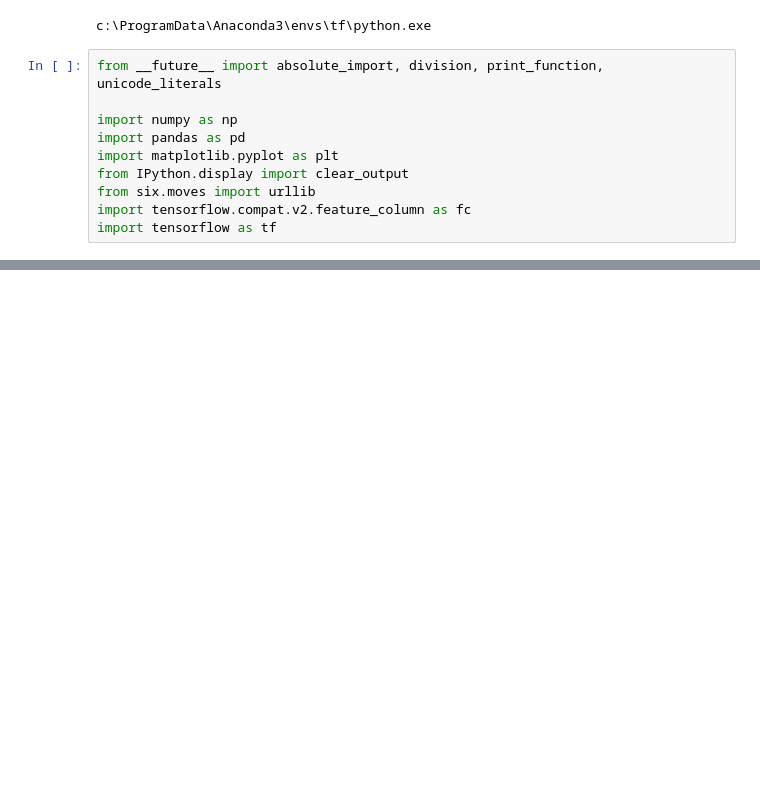
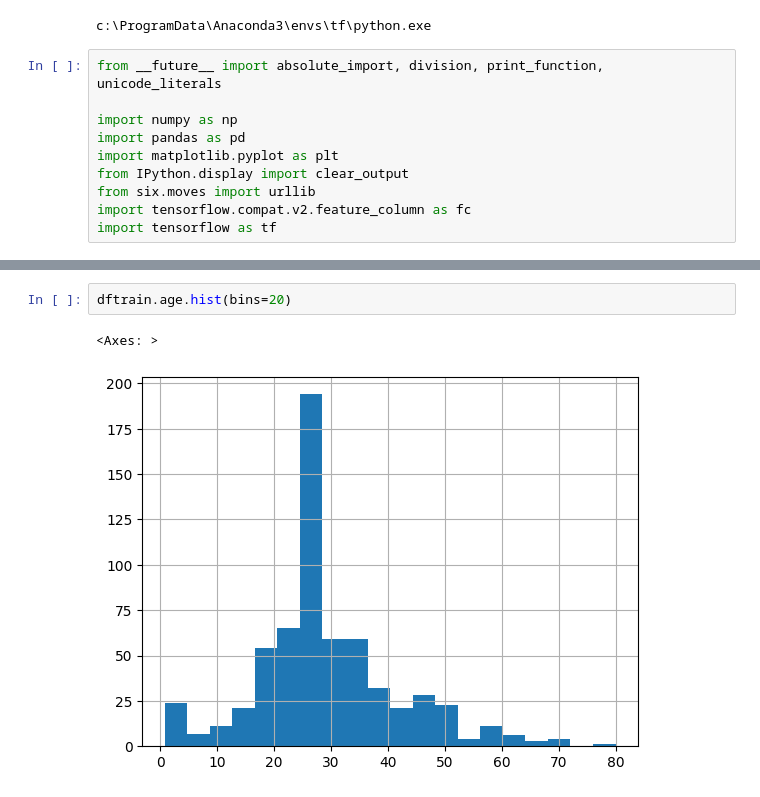
Before and after one commit to isocann/freecodecamp, a Jupyter notebook: Untitled.ipynb, the cells around one changed output, grey strips where cells are left out. Drawn from its saved outputs; the diff is of its cells as text; blank space fills up the shorter version.

```diff
--- a/Untitled.ipynb
+++ b/Untitled.ipynb
@@ -45,0 +45,5 @@ Name: survived, dtype: int64
+# %%
+dftrain.age.hist(bins=20)
+# %% [output]
+<Axes: >
+[figure, added]
```
Also changed, not shown: parts of 4 cells of this notebook.
